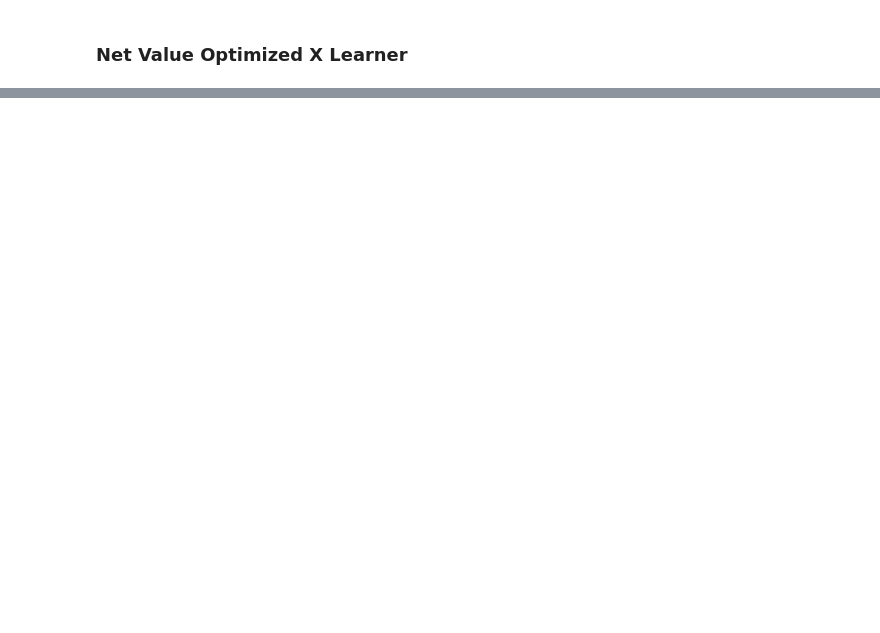
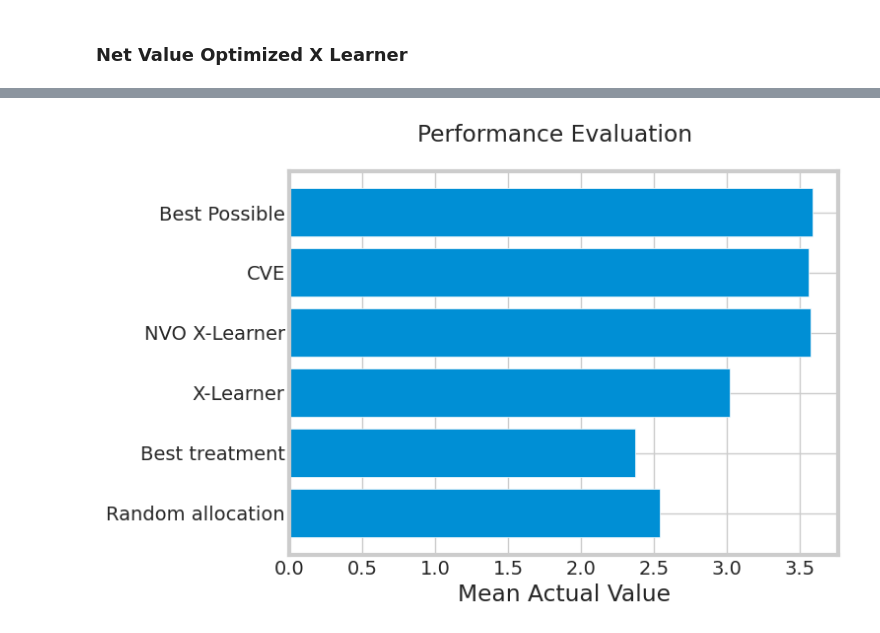
Before and after one commit to sms1097/uplift-optimization, a Jupyter notebook: value_optimization.ipynb, the cells around one changed output, grey strips where cells are left out. Cells and saved outputs as stored; diff of their text form; code cells hidden in the pictures; blank space fills up the shorter version.

```diff
--- a/value_optimization.ipynb
+++ b/value_optimization.ipynb
@@ -105,6 +104,10 @@ XW = np.c_[df[X_names], W_dummies]
 
 proba_model.fit(XW[train_idx], df_train["conversion"])
 y_proba = proba_model.predict_proba(XW[test_idx])[:, 1]
+# %%
+expected_value_model = lgb.LGBMRegressor()
+expected_value_model.fit(XW[train_idx], df_train['expected_value'])
+pred_conv_value = expected_value_model.predict(XW[test_idx])
 # %%
 # Run the counterfactual calculation with TwoModel prediction
 cve = CounterfactualValueEstimator(
@@ -112,8 +115,8 @@ cve = CounterfactualValueEstimator(
     control_name="control",
     treatment_names=conditions[1:],
     y_proba=y_proba,
-    cate=tm_pred,
-    value=conversion_value_array[test_idx],
+    cate=xm_pred,
+    value=pred_conv_value,
     conversion_cost=cc_array[test_idx],
     impression_cost=ic_array[test_idx],
 )
@@ -122,4 +125,3 @@ cve_best_idx = cve.predict_best()
 cve_best = [conditions[idx] for idx in cve_best_idx]
 actual_is_cve_best = df.loc[test_idx, "treatment_group_key"] == cve_best
 cve_value = actual_value.loc[test_idx][actual_is_cve_best]
-print(cve_value.mean())
@@ -140,6 +140,6 @@ nvex = XLearner(ic_lookup=ic_lookup, cc_lookup=cc_lookup)
 X = df.loc[train_idx, X_names].to_numpy()
 y = df.loc[train_idx, "conversion"].to_numpy()
 T = np.array([encoder[x] for x in df.loc[train_idx, "treatment_group_key"]])
-value = np.ones(train_idx.shape[0]) * 20
+value = df.loc[train_idx, "expected_value"].to_numpy()
 
 nvex.fit(X, y, T, value)
@@ -169,30 +151,32 @@ nvex_best = [conditions[idx] for idx in nvex_preds]
 actual_is_nvex_best = df.loc[test_idx, "treatment_group_key"] == nvex_best
 nvex_value = actual_value.loc[test_idx][actual_is_nvex_best]
 # %%
-best_possible = actual_value.loc[test_idx]
-best_value = actual_value[actual_value >= 0].mean()
+test_value = actual_value.loc[test_idx]
+best_value = test_value[test_value >= 0]
 # %%
 labels = [
     "Random allocation",
     "Best treatment",
-    "T-Learner",
-    "nvex_value",
+    "X-Learner",
+    "NVO X-Learner",
     "CVE",
-    "best_possible",
+    "Best Possible",
 ]
 
 values = [
     random_allocation_value,
     best_ate_value,
-    tm_value,
+    xm_value,
     nvex_value,
     cve_value,
     best_value,
 ]
 
 bar_plot_values = [x.mean() for x in values]
 
-plt.bar(labels, bar_plot_values)
-plt.ylabel("Mean actual value in testing set")
-plt.xticks(rotation=45)
+plt.suptitle('Performance Evaluation')
+plt.barh(labels, bar_plot_values)
+plt.xlabel("Mean Actual Value")
 plt.show()
+# %% [output]
+[figure, added]
```
Also changed, not shown: parts of 10 cells of this notebook, 3 other files.
